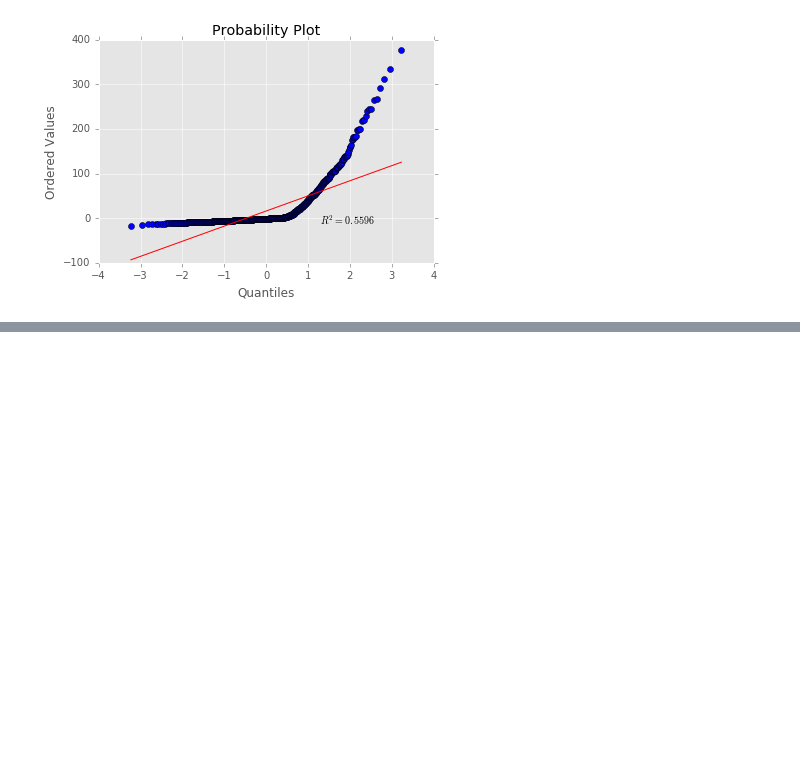
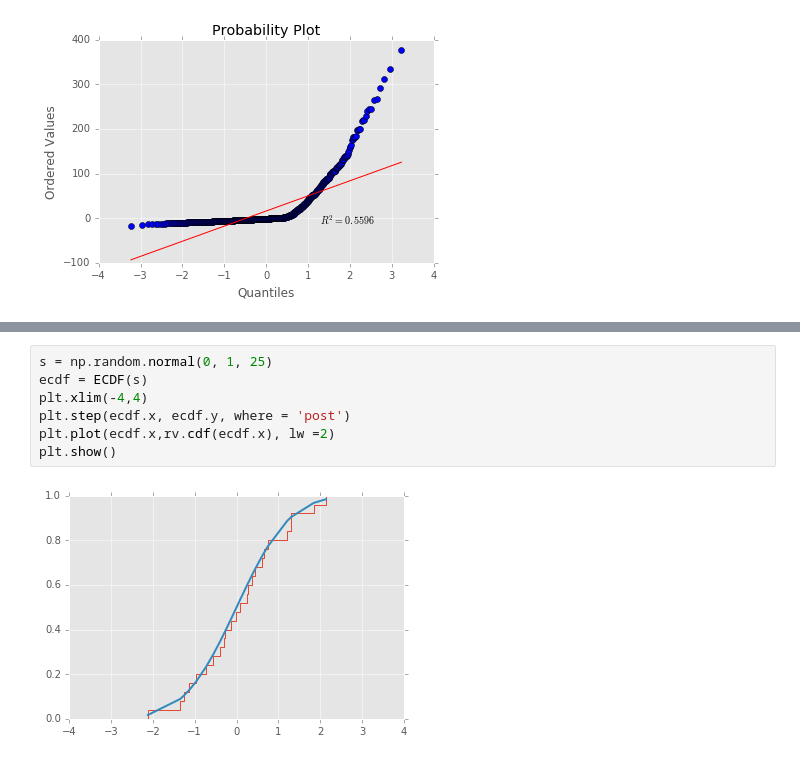
Before and after one commit to sushmit86/Mathematical_statistics, a Jupyter notebook: Chapter2_EDA.ipynb, the cells around one changed output, grey strips where cells are left out. Drawn from its saved outputs; the diff is of its cells as text; blank space fills up the shorter version.

```diff
--- a/Chapter2_EDA.ipynb
+++ b/Chapter2_EDA.ipynb
@@ -159,0 +162,9 @@ array([ 0.75,  1.  ,  1.  ,  1.  ,  1.  ,  1.  ,  1.  ])
+# %%
+s = np.random.normal(0, 1, 25)
+ecdf = ECDF(s)
+plt.xlim(-4,4)
+plt.step(ecdf.x, ecdf.y, where = 'post')
+plt.plot(ecdf.x,rv.cdf(ecdf.x), lw =2)
+plt.show()
+# %% [output]
+[figure, added]
```
Also changed, not shown: parts of 2 cells of this notebook, 1 other file.
